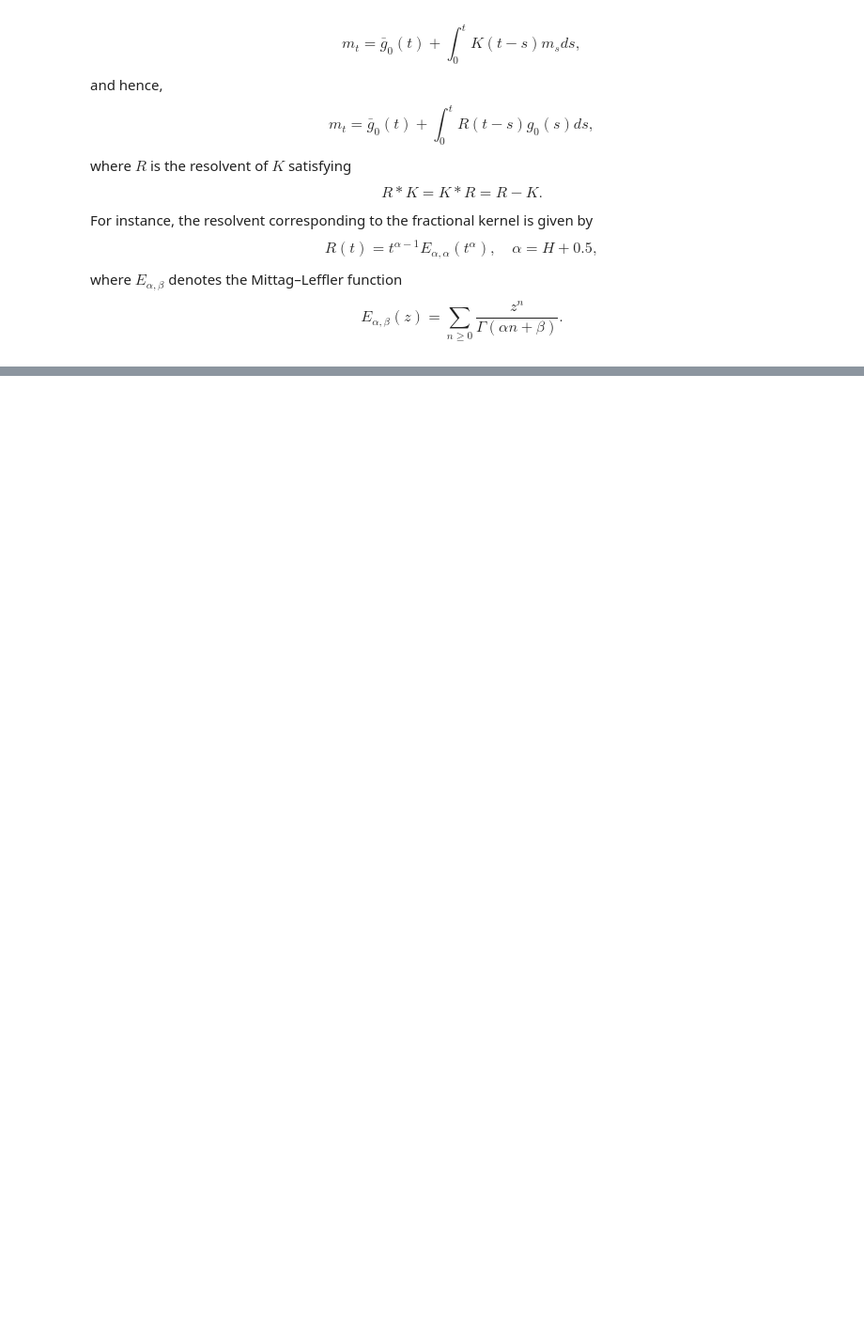
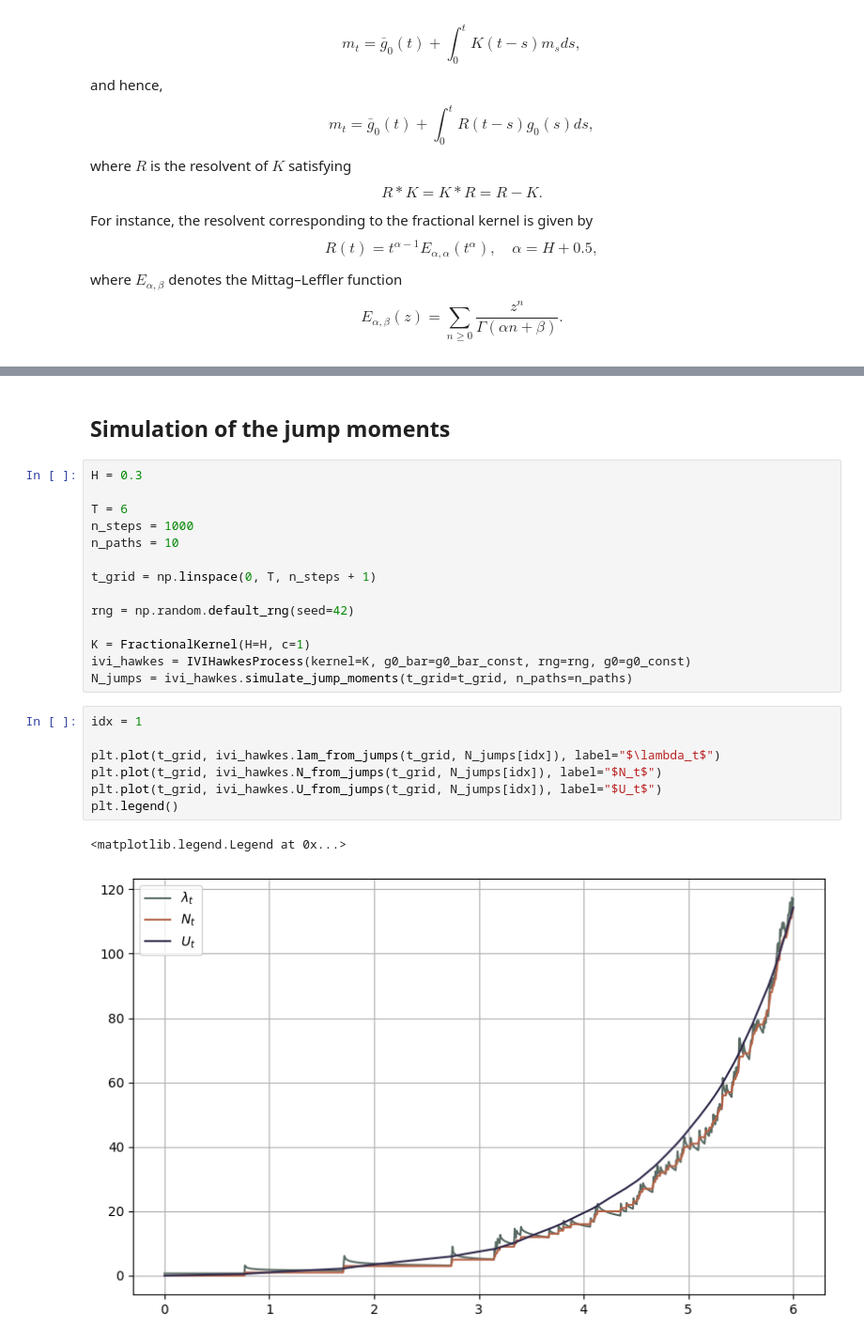
Before and after one commit to MrG1raffe/volterra_hawkes, a Jupyter notebook: notebooks/iVi_Hawkes_simulation.ipynb, the cells around one changed output, grey strips where cells are left out. Shown at 94% size. Saved outputs shown, nothing was run; the diff lists cells and outputs as text; blank space fills up the shorter version.

Commit message:
Implement jump moments simulation for Hawkes

```diff
--- a/notebooks/iVi_Hawkes_simulation.ipynb
+++ b/notebooks/iVi_Hawkes_simulation.ipynb
@@ -238,3 +241,29 @@ ax[1, 1].grid("on")
 plt.show()
 # %% [output]
 [figure]
+# %% [markdown]
+## Simulation of the jump moments
+# %%
+H = 0.3
+
+T = 6
+n_steps = 1000
+n_paths = 10
+
+t_grid = np.linspace(0, T, n_steps + 1)
+
+rng = np.random.default_rng(seed=42)
+
+K = FractionalKernel(H=H, c=1)
+ivi_hawkes = IVIHawkesProcess(kernel=K, g0_bar=g0_bar_const, rng=rng, g0=g0_const)
+N_jumps = ivi_hawkes.simulate_jump_moments(t_grid=t_grid, n_paths=n_paths)
+# %%
+idx = 1
+
+plt.plot(t_grid, ivi_hawkes.lam_from_jumps(t_grid, N_jumps[idx]), label="$\lambda_t$")
+plt.plot(t_grid, ivi_hawkes.N_from_jumps(t_grid, N_jumps[idx]), label="$N_t$")
+plt.plot(t_grid, ivi_hawkes.U_from_jumps(t_grid, N_jumps[idx]), label="$U_t$")
+plt.legend()
+# %% [output]
+<matplotlib.legend.Legend at 0x...>
+[figure, added]
```
Also changed, not shown: parts of 5 cells of this notebook, 3 other files.
